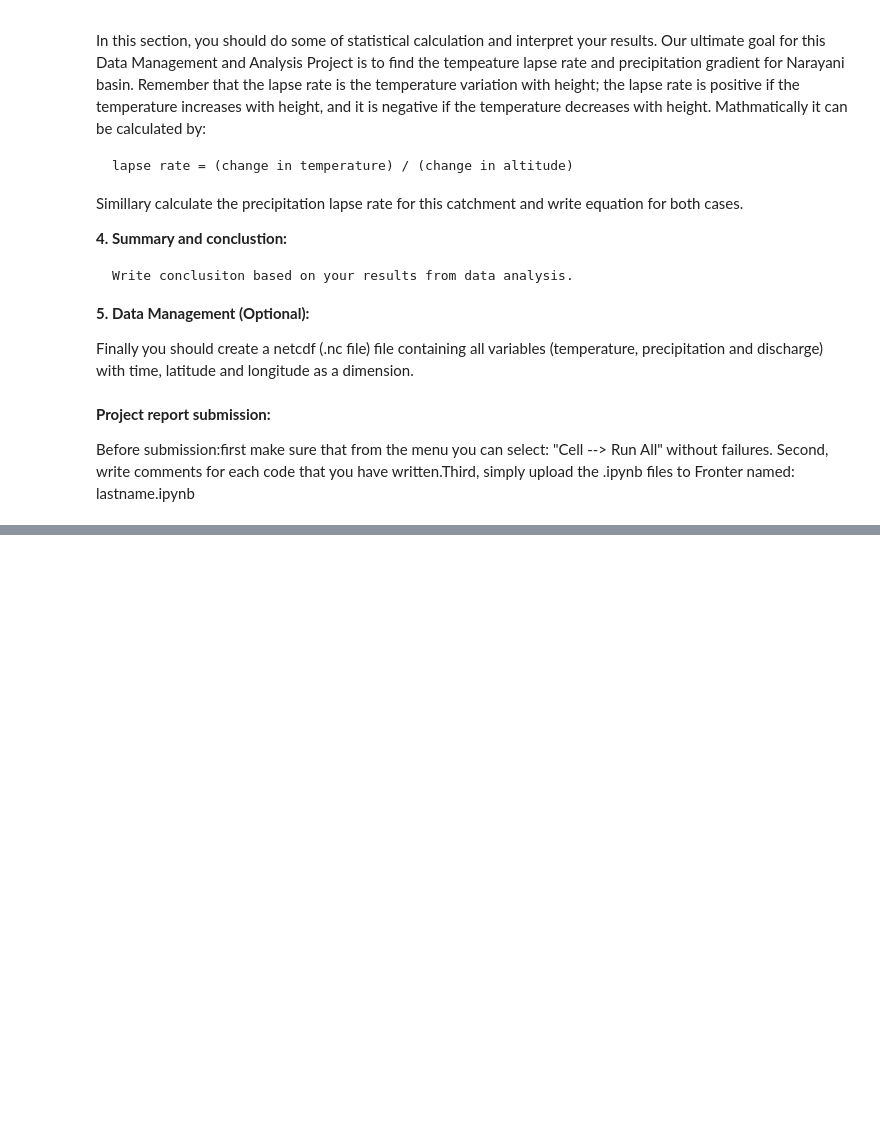
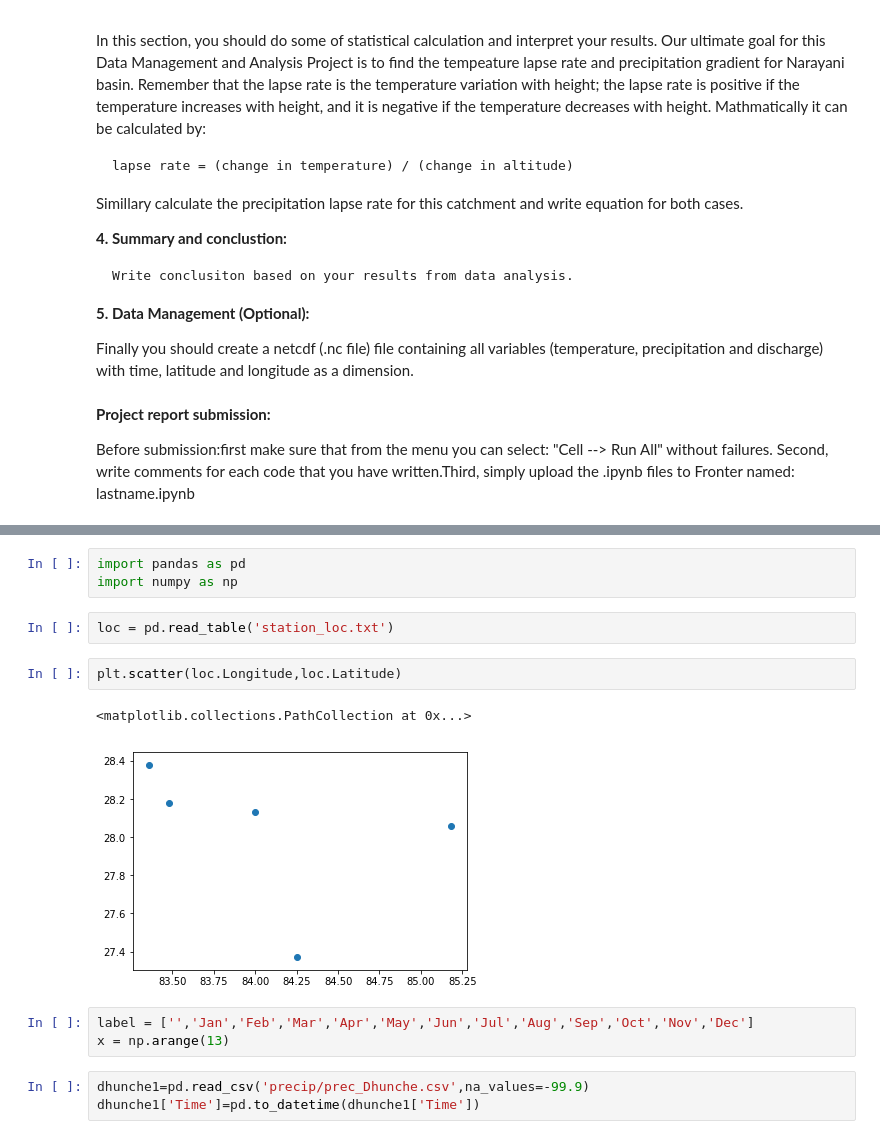
Before and after one commit to JohanRaniseth/GEF4300, a Jupyter notebook: Data_Analysis_Project.ipynb, the cells around one changed output, grey strips where cells are left out. Cells and saved outputs as stored; diff of their text form; blank space fills up the shorter version.

```diff
--- a/Data_Analysis_Project.ipynb
+++ b/Data_Analysis_Project.ipynb
@@ -337,0 +67,16 @@ temp_Rampur.head()
+# %%
+import pandas as pd
+import numpy as np
+# %%
+loc = pd.read_table('station_loc.txt')
+# %%
+plt.scatter(loc.Longitude,loc.Latitude)
+# %% [output]
+<matplotlib.collections.PathCollection at 0x...>
+[figure, added]
+# %%
+label = ['','Jan','Feb','Mar','Apr','May','Jun','Jul','Aug','Sep','Oct','Nov','Dec']
+x = np.arange(13)
+# %%
+dhunche1=pd.read_csv('precip/prec_Dhunche.csv',na_values=-99.9)
+dhunche1['Time']=pd.to_datetime(dhunche1['Time'])
```
Also changed, not shown: parts of 23 cells of this notebook, 1 other file.
